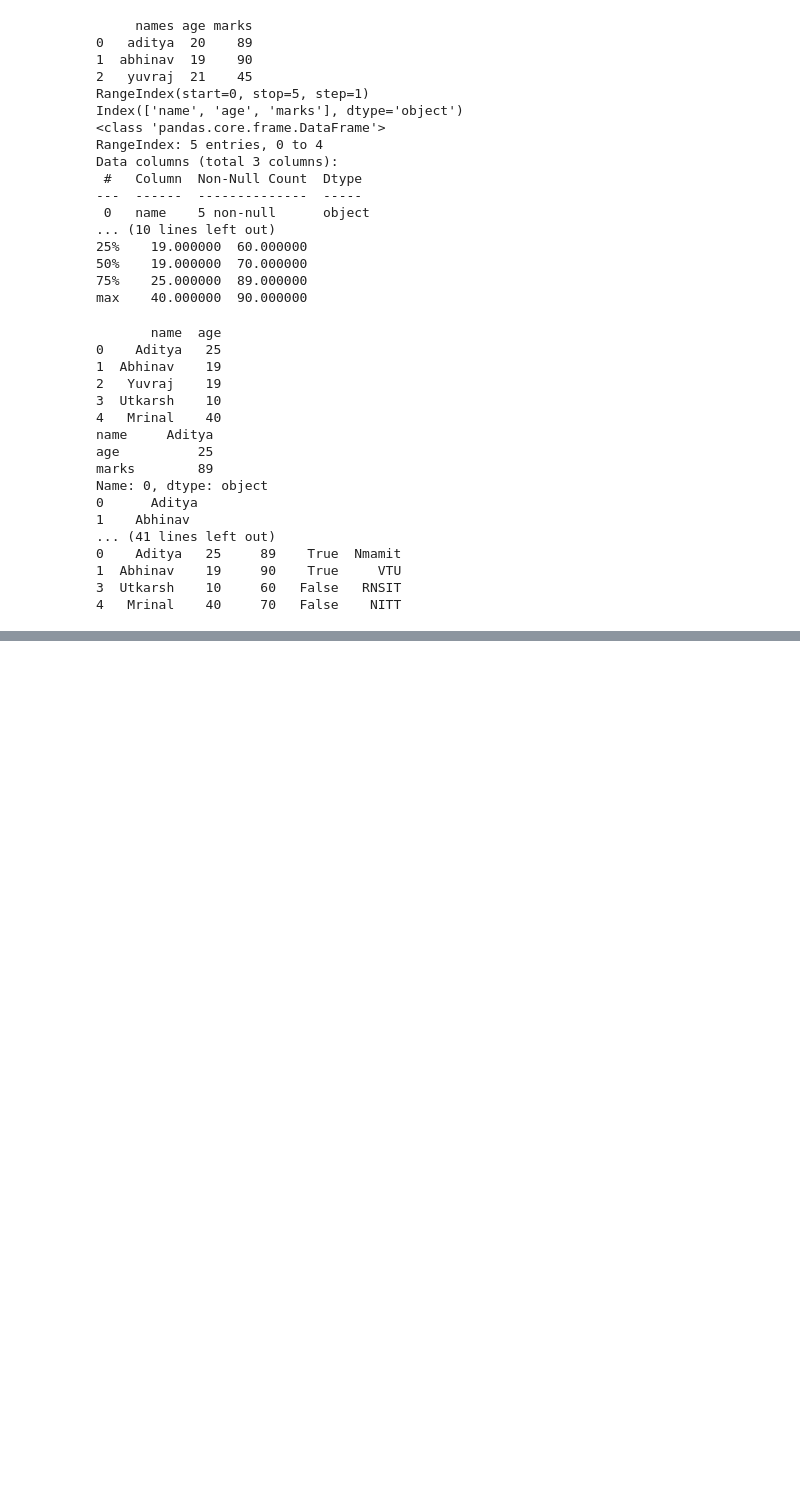
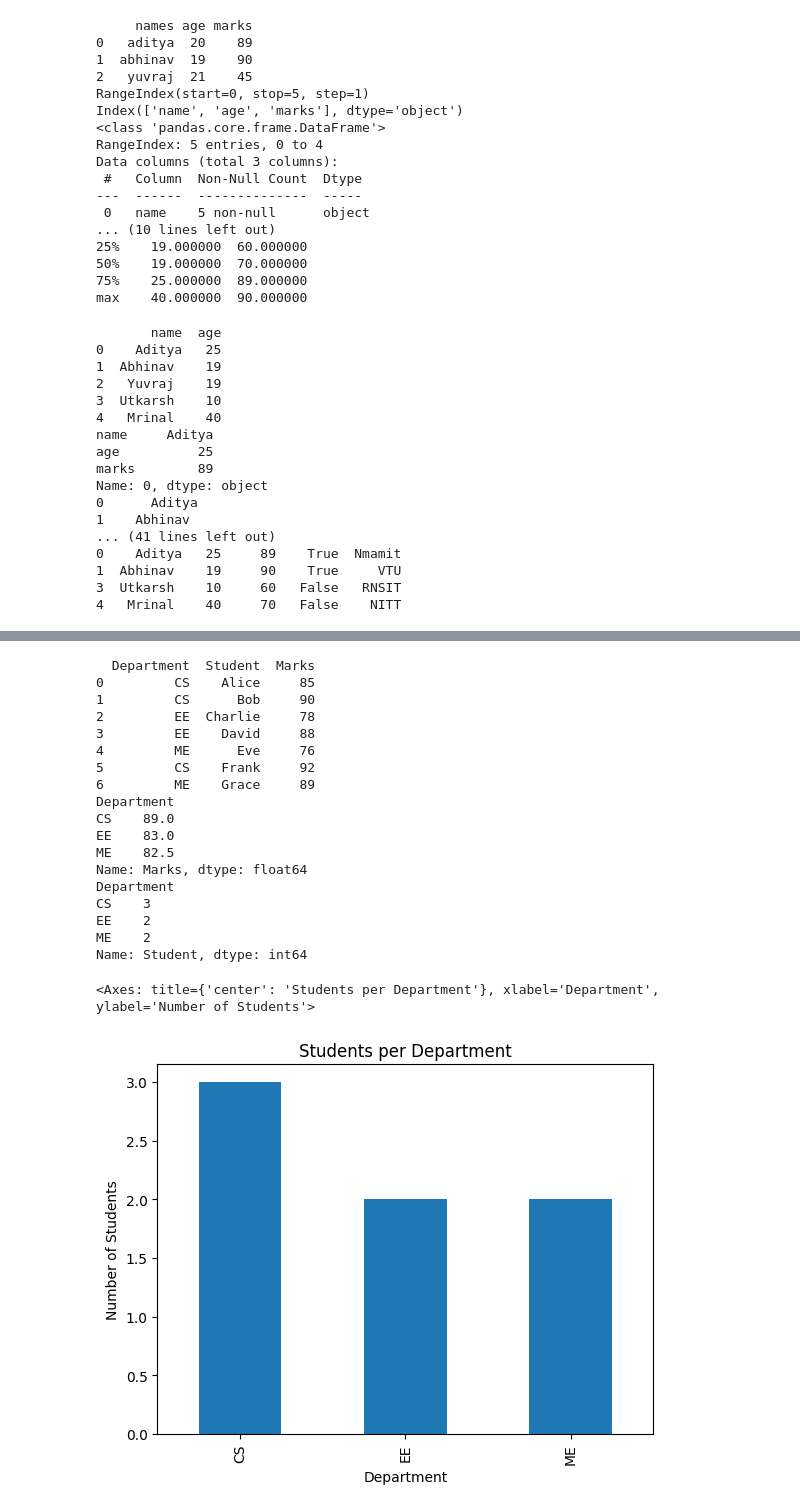
Before and after one commit to AdityaUjjawalThakur/NumPy, a Jupyter notebook: pandas1.ipynb, the cells around one changed output, grey strips where cells are left out. Drawn from its saved outputs; the diff is of its cells as text; code cells hidden in the pictures; blank space fills up the shorter version.

```diff
--- a/pandas1.ipynb
+++ b/pandas1.ipynb
@@ -129,0 +174,42 @@ Name: 0, dtype: object
+# %%
+#Groupby and aggregation
+#Group by basically very simalar to sql group by it groups the data on some column or categories
+#and can perform some operation obver the group
+import pandas as pd
+import matplotlib.pyplot as plt
+data = {
+    "Department": ["CS", "CS", "EE", "EE", "ME", "CS", "ME"],
+    "Student": ["Alice", "Bob", "Charlie", "David", "Eve", "Frank", "Grace"],
+    "Marks": [85, 90, 78, 88, 76, 92, 89]
+}
+df=pd.DataFrame(data)
+print(df)
+print(df.groupby("Department")["Marks"].mean())
+#Number of student per department
+stc=df.groupby("Department")["Student"].count()
+
+print(stc)
+# stcd=pd.DataFrame(stc)
+# stcd.set_index(0)["Student"].plot(kind="bar") this is because stc is in series and when we convert into dataframe it does not retain its column name
+stc.plot(kind="bar", ylabel="Number of Students", title="Students per Department")
+# %% [output]
+  Department  Student  Marks
+0         CS    Alice     85
+1         CS      Bob     90
+2         EE  Charlie     78
+3         EE    David     88
+4         ME      Eve     76
+5         CS    Frank     92
+6         ME    Grace     89
+Department
+CS    89.0
+EE    83.0
+ME    82.5
+Name: Marks, dtype: float64
+Department
+CS    3
+EE    2
+ME    2
+Name: Student, dtype: int64
+<Axes: title={'center': 'Students per Department'}, xlabel='Department', ylabel='Number of Students'>
+[figure, added]
```
Also changed, not shown: parts of 6 cells of this notebook.
